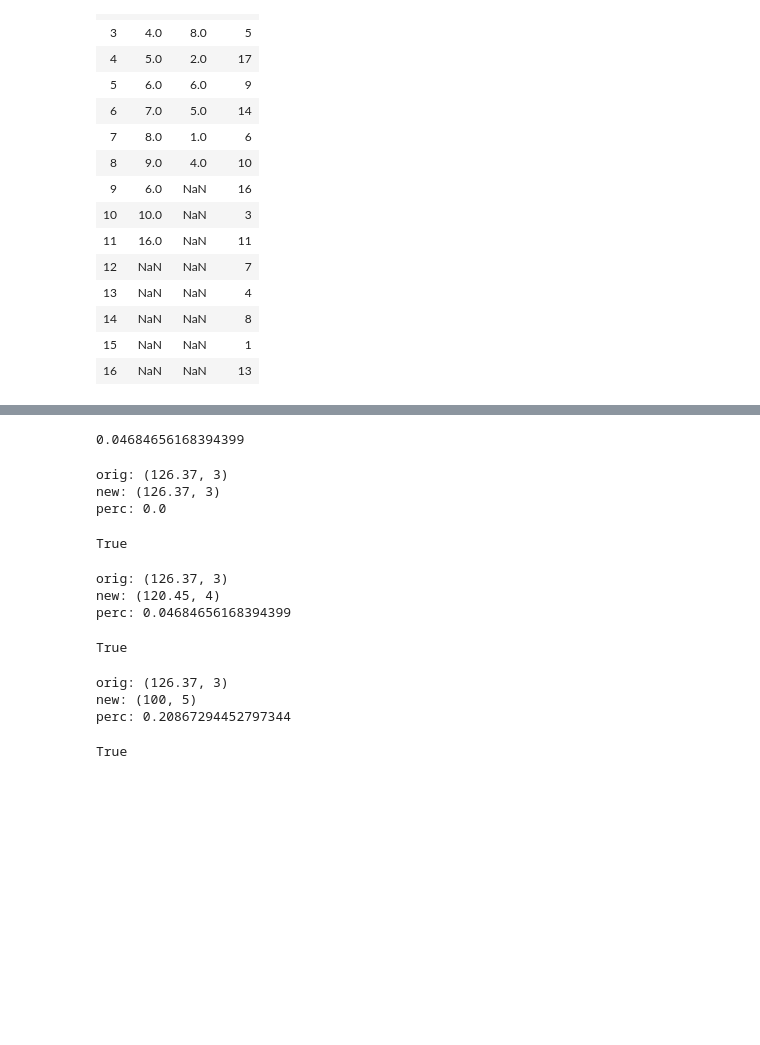
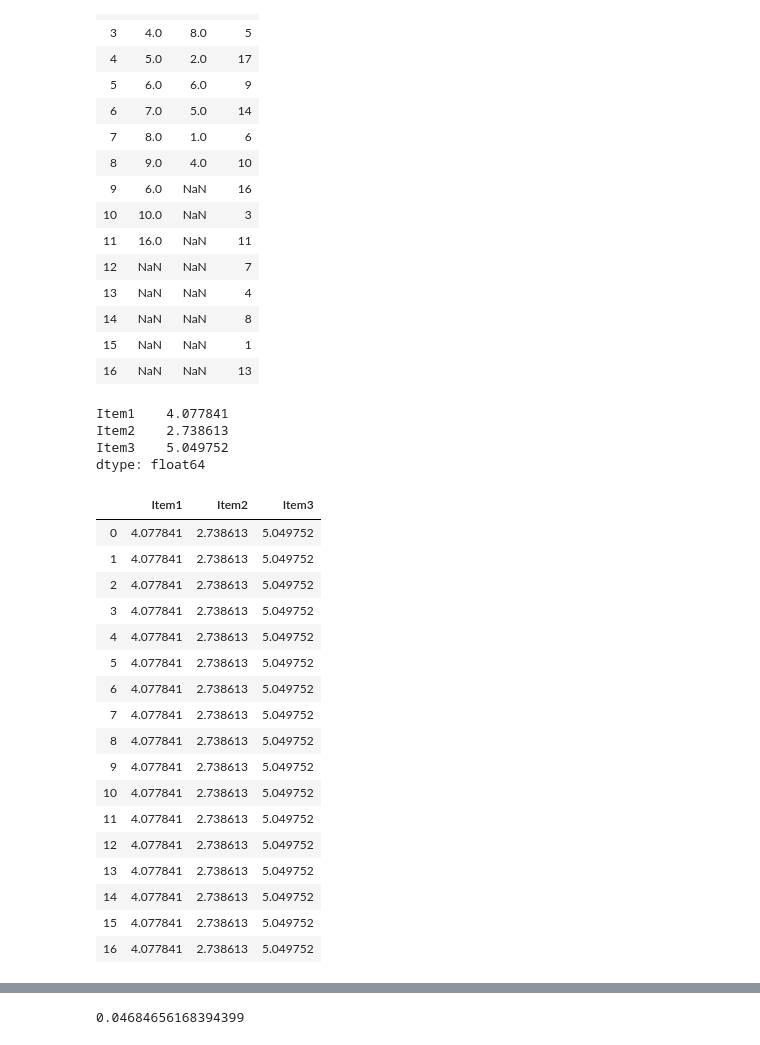
Before and after one commit to Automated-Beamline-Endeavors/ga_work, a Jupyter notebook: Traveling Salesman Problem.ipynb, the cells around one changed output, grey strips where cells are left out. Cells and saved outputs as stored; diff of their text form; code cells hidden in the pictures; blank space fills up the shorter version.

```diff
--- a/Traveling Salesman Problem.ipynb
+++ b/Traveling Salesman Problem.ipynb
@@ -727,6 +774,40 @@ df
 | 14 | NaN | NaN | 8 |
 | 15 | NaN | NaN | 1 |
 | 16 | NaN | NaN | 13 |
+# %%
+dfStd = df.std(axis = 0)
+dfStd
+# %% [output]
+Item1    4.077841
+Item2    2.738613
+Item3    5.049752
+dtype: float64
+# %%
+df2 = pd.DataFrame()
+
+for column in df:
+    df2[column] = [dfStd[column]] * len(df)
+
+df2
+# %% [output]
+|  | Item1 | Item2 | Item3 |
+| 0 | 4.077841 | 2.738613 | 5.049752 |
+| 1 | 4.077841 | 2.738613 | 5.049752 |
+| 2 | 4.077841 | 2.738613 | 5.049752 |
+| 3 | 4.077841 | 2.738613 | 5.049752 |
+| 4 | 4.077841 | 2.738613 | 5.049752 |
+| 5 | 4.077841 | 2.738613 | 5.049752 |
+| 6 | 4.077841 | 2.738613 | 5.049752 |
+| 7 | 4.077841 | 2.738613 | 5.049752 |
+| 8 | 4.077841 | 2.738613 | 5.049752 |
+| 9 | 4.077841 | 2.738613 | 5.049752 |
+| 10 | 4.077841 | 2.738613 | 5.049752 |
+| 11 | 4.077841 | 2.738613 | 5.049752 |
+| 12 | 4.077841 | 2.738613 | 5.049752 |
+| 13 | 4.077841 | 2.738613 | 5.049752 |
+| 14 | 4.077841 | 2.738613 | 5.049752 |
+| 15 | 4.077841 | 2.738613 | 5.049752 |
+| 16 | 4.077841 | 2.738613 | 5.049752 |
 # %%
 plt.plot(df)
 plt.ylabel('Distance')
@@ -745,24 +832,3 @@ per = (abs(origValue[0] - newValue[0])) / origValue[0]
 per
 # %% [output]
 0.04684656168394399
-# %%
-DetermineChange(origValue[0], 3)
-# %% [output]
-orig: (126.37, 3)
-new: (126.37, 3)
-perc: 0.0
-True
-# %%
-DetermineChange(newValue[0], 4)
-# %% [output]
-orig: (126.37, 3)
-new: (120.45, 4)
-perc: 0.04684656168394399
-True
-# %%
-DetermineChange(100, 5)
-# %% [output]
-orig: (126.37, 3)
-new: (100, 5)
-perc: 0.20867294452797344
-True
```
Also changed, not shown: parts of 19 cells of this notebook.
